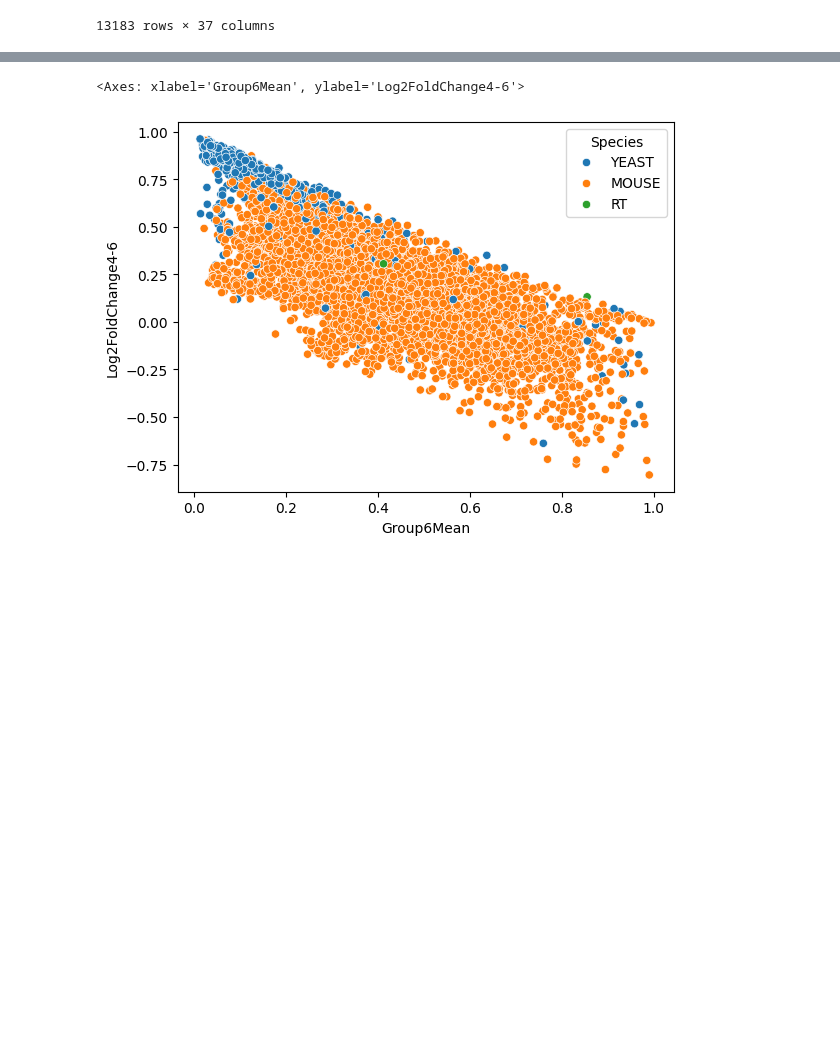
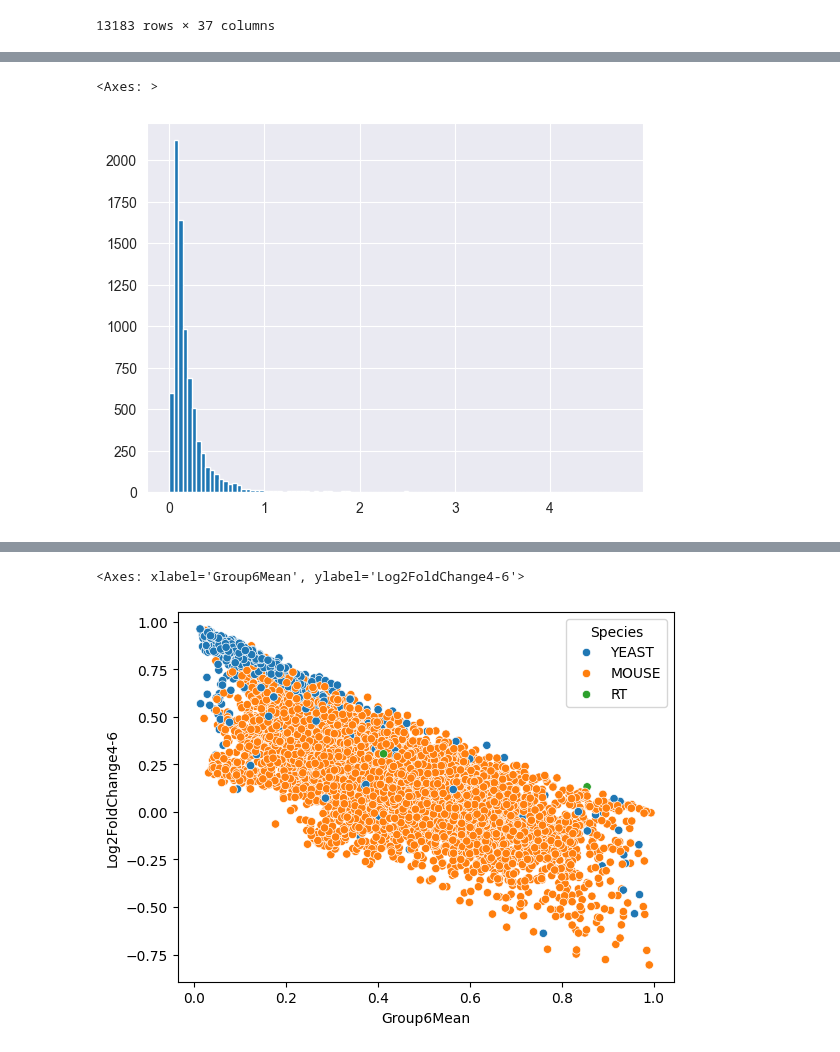
Before and after one commit to InfectionMedicineProteomics/DPKS, a Jupyter notebook: notebooks/differential_expression.ipynb, the cells around one changed output, grey strips where cells are left out. Drawn from its saved outputs; the diff is of its cells as text; code cells hidden in the pictures; blank space fills up the shorter version.

```diff
--- a/notebooks/differential_expression.ipynb
+++ b/notebooks/differential_expression.ipynb
@@ -77,0 +91,5 @@ sns.scatterplot(
+# %%
+compared_data.row_annotations['Group4Stdev'].hist(bins=100)
+# %% [output]
+<Axes: >
+[figure, added]
```
Also changed, not shown: parts of 6 cells of this notebook, 6 other files.
